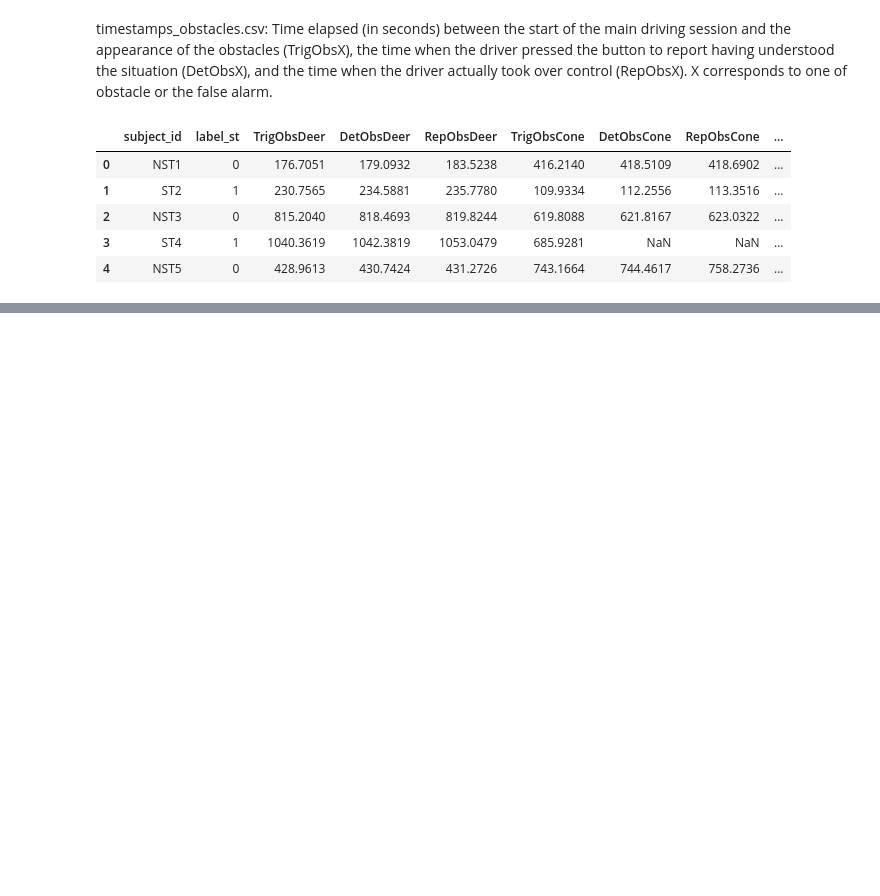
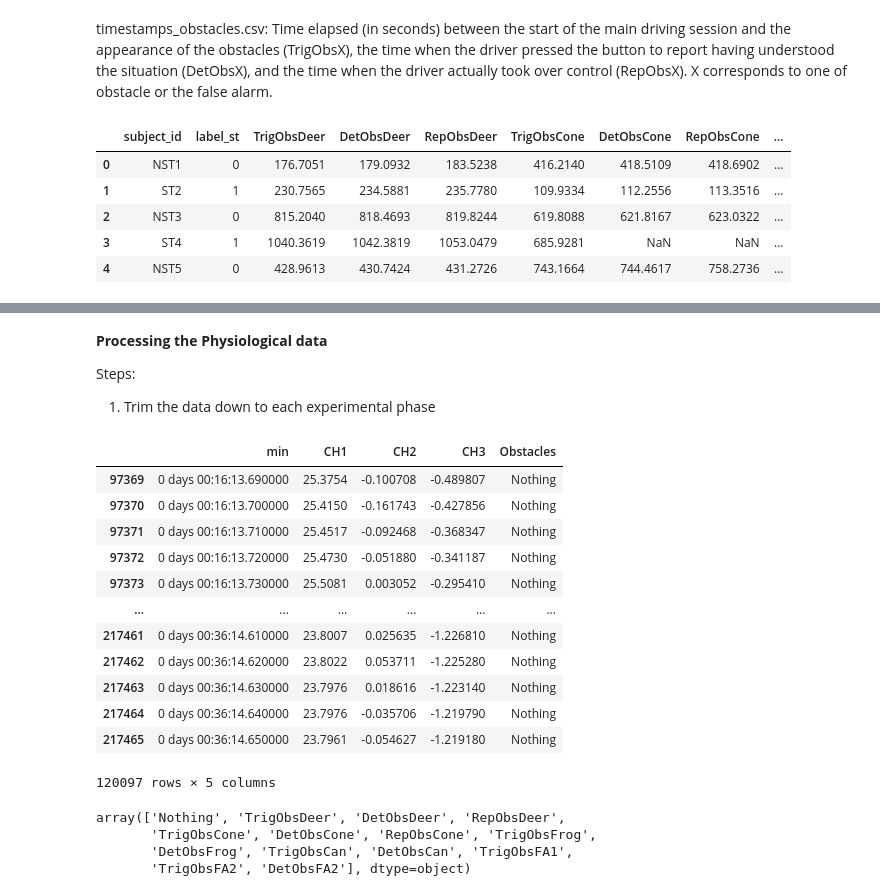
Before and after one commit to Joelmillr/Modeling-Takeover-Time, a Jupyter notebook: code/hmm.ipynb, the cells around one changed output, grey strips where cells are left out. Saved outputs shown, nothing was run; the diff lists cells and outputs as text; code cells hidden in the pictures; blank space fills up the shorter version.

```diff
--- a/code/hmm.ipynb
+++ b/code/hmm.ipynb
@@ -193,0 +335,11 @@ takeover_timestamps.head()
+# %%
+# converting the time to timedelta
+nst01_physio_data["min"] = pd.to_timedelta(nst01_physio_data["min"], unit="min")
+
+# resampling
+nst01_physio_data = nst01_physio_data.drop_duplicates(subset="min")
+nst01_physio_data = nst01_physio_data.set_index("min")
+nst01_physio_data = nst01_physio_data.resample("10ms").ffill()
+nst01_physio_data = nst01_physio_data.reset_index()
+
+nst01_physio_data
@@ -193,0 +374,5 @@ takeover_timestamps.head()
+# %%
+nst01_physio_markers = pd.read_csv(
+    "../AdVitam/Exp2/Raw/Physio/Txt/NST01-markers.txt", header=2, sep="\t"
+)
+nst01_physio_markers
@@ -193,0 +394,6 @@ takeover_timestamps.head()
+# %%
+physio_timestamps = pd.read_csv(
+    "../AdVitam/Exp2/Preprocessed/Physio and Driving/timestamps_obstacles.csv"
+)
+nst01_physio_timestamps = physio_timestamps.iloc[0]
+nst01_physio_timestamps
@@ -193,0 +418,5 @@ takeover_timestamps.head()
+# %% [markdown]
+**Processing the Physiological data**
+
+Steps:
+1. Trim the data down to each experimental phase
@@ -193,0 +450,43 @@ takeover_timestamps.head()
+# %%
+# Adding an 'Obstacles' column
+nst01_physio_driving_data["Obstacles"] = "Nothing"
+
+# Match the timestamps with the obstacles
+obstacles = nst01_physio_timestamps.index.values
+obstacles = obstacles[2:]
+obstacles = obstacles[:-1]
+
+for obstacle in obstacles:
+    # Time when the obstacle appears
+    obstacle_appears = driving_start + pd.to_timedelta(
+        nst01_physio_timestamps[obstacle], unit="s"
+    )
+
+    # Add this marker to the Obstacles column
+    if not pd.isna(obstacle_appears):
+        mask = nst01_physio_driving_data["min"] >= obstacle_appears
+        first_index = mask.idxmax()
+        nst01_physio_driving_data.at[first_index, "Obstacles"] = obstacle
+
+nst01_physio_driving_data
+# %% [output]
+|  | min | CH1 | CH2 | CH3 | Obstacles |
+| 97369 | 0 days 00:16:13.690000 | 25.3754 | -0.100708 | -0.489807 | Nothing |
+| 97370 | 0 days 00:16:13.700000 | 25.4150 | -0.161743 | -0.427856 | Nothing |
+| 97371 | 0 days 00:16:13.710000 | 25.4517 | -0.092468 | -0.368347 | Nothing |
+| 97372 | 0 days 00:16:13.720000 | 25.4730 | -0.051880 | -0.341187 | Nothing |
+| 97373 | 0 days 00:16:13.730000 | 25.5081 | 0.003052 | -0.295410 | Nothing |
+| ... | ... | ... | ... | ... | ... |
+| 217461 | 0 days 00:36:14.610000 | 23.8007 | 0.025635 | -1.226810 | Nothing |
+| 217462 | 0 days 00:36:14.620000 | 23.8022 | 0.053711 | -1.225280 | Nothing |
+| 217463 | 0 days 00:36:14.630000 | 23.7976 | 0.018616 | -1.223140 | Nothing |
+| 217464 | 0 days 00:36:14.640000 | 23.7976 | -0.035706 | -1.219790 | Nothing |
+| 217465 | 0 days 00:36:14.650000 | 23.7961 | -0.054627 | -1.219180 | Nothing |
+120097 rows × 5 columns
+# %%
+nst01_physio_driving_data['Obstacles'].unique()
+# %% [output]
+array(['Nothing', 'TrigObsDeer', 'DetObsDeer', 'RepObsDeer',
+       'TrigObsCone', 'DetObsCone', 'RepObsCone', 'TrigObsFrog',
+       'DetObsFrog', 'TrigObsCan', 'DetObsCan', 'TrigObsFA1',
+       'TrigObsFA2', 'DetObsFA2'], dtype=object)
```
Also changed, not shown: parts of 20 cells of this notebook, 3 other files.
